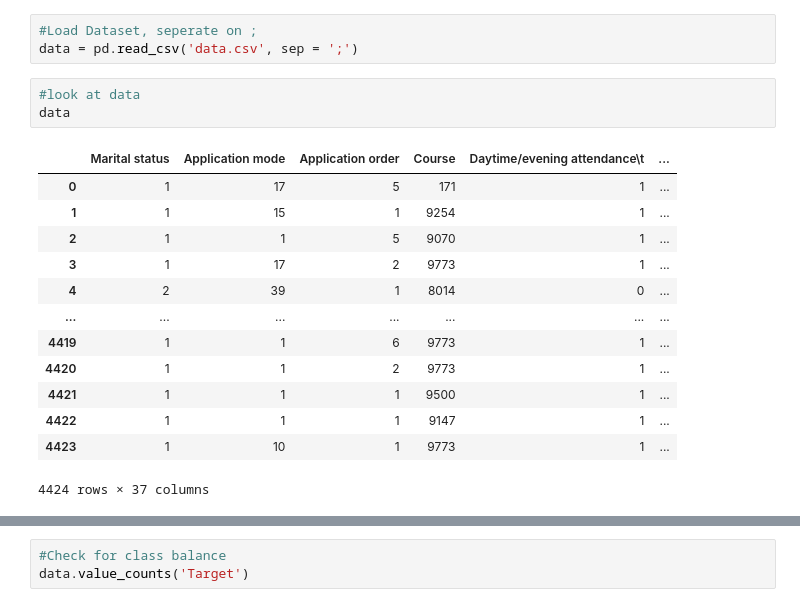
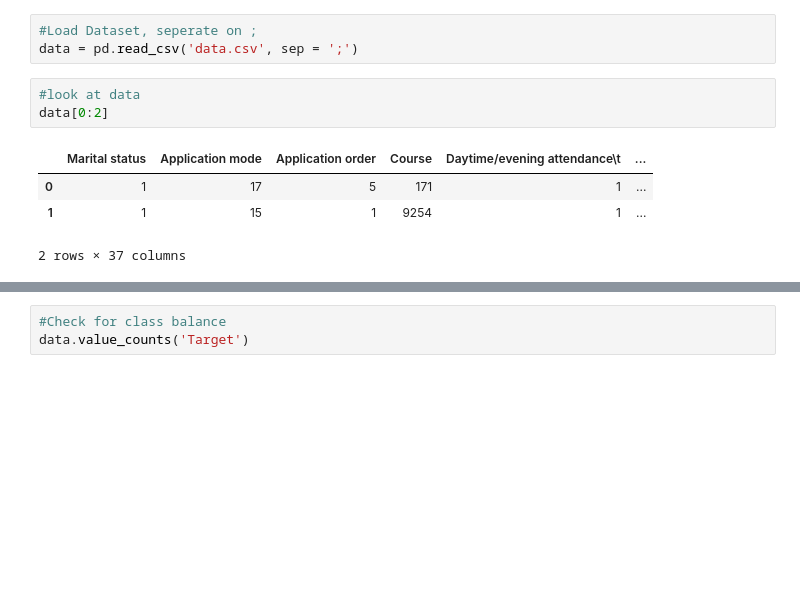
Before and after one commit to toschka123/Student_Dropout, a Jupyter notebook: ML_Project.ipynb, the cells around one changed output, grey strips where cells are left out. Cells and saved outputs as stored; diff of their text form; blank space fills up the shorter version.

Commit message:
added first data preparation

```diff
--- a/ML_Project.ipynb
+++ b/ML_Project.ipynb
@@ -7,18 +9,9 @@ import pandas as pd
 data = pd.read_csv('data.csv', sep = ';')
 # %%
 #look at data
-data
+data[0:2]
 # %% [output]
 |  | Marital status | Application mode | Application order | Course | Daytime/evening attendance\t | ... |
 | 0 | 1 | 17 | 5 | 171 | 1 | ... |
 | 1 | 1 | 15 | 1 | 9254 | 1 | ... |
-| 2 | 1 | 1 | 5 | 9070 | 1 | ... |
-| 3 | 1 | 17 | 2 | 9773 | 1 | ... |
-| 4 | 2 | 39 | 1 | 8014 | 0 | ... |
-| ... | ... | ... | ... | ... | ... | ... |
-| 4419 | 1 | 1 | 6 | 9773 | 1 | ... |
-| 4420 | 1 | 1 | 2 | 9773 | 1 | ... |
-| 4421 | 1 | 1 | 1 | 9500 | 1 | ... |
-| 4422 | 1 | 1 | 1 | 9147 | 1 | ... |
-| 4423 | 1 | 10 | 1 | 9773 | 1 | ... |
-4424 rows × 37 columns
+2 rows × 37 columns
```
Also changed, not shown: parts of 5 cells of this notebook.
